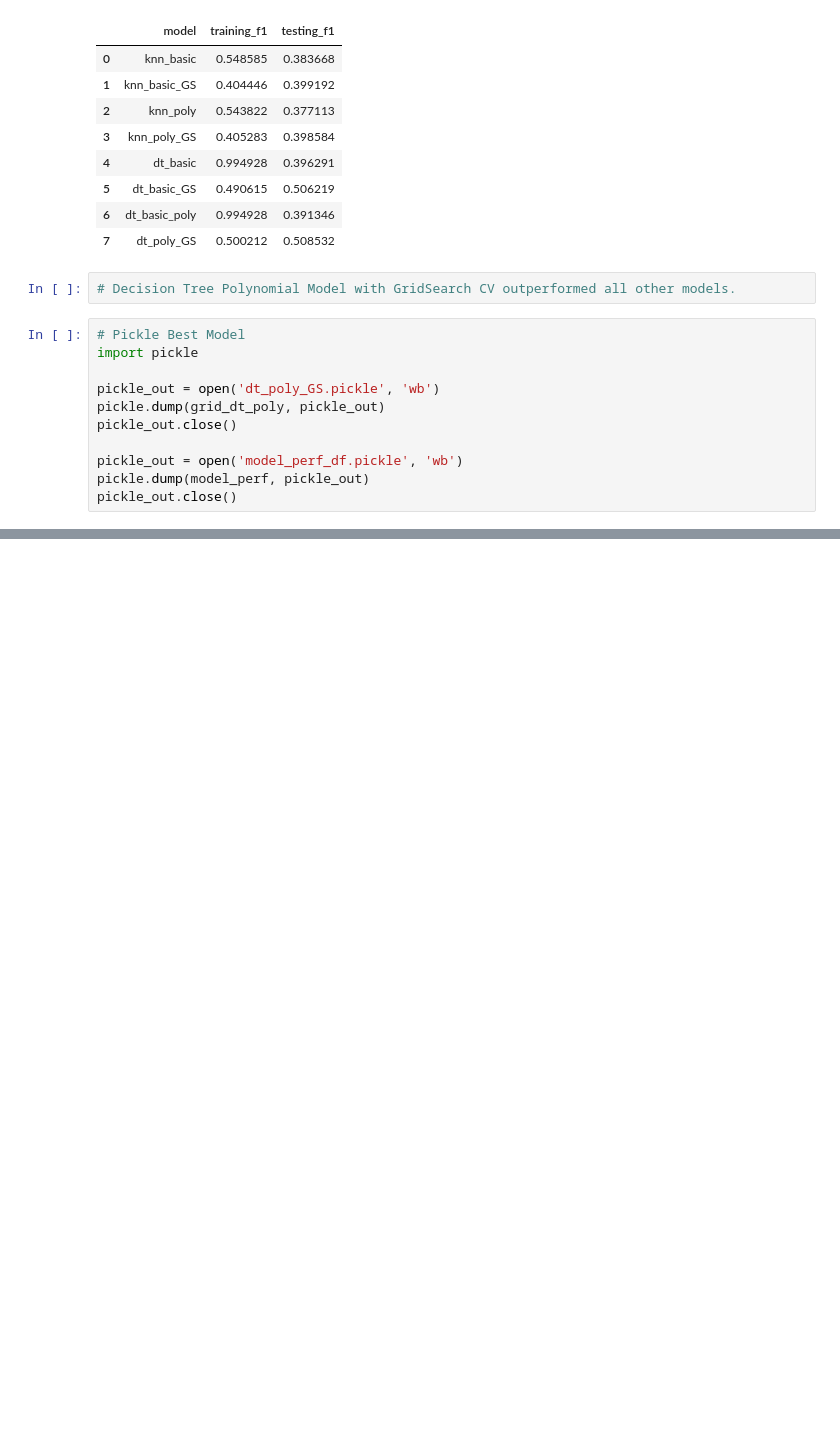
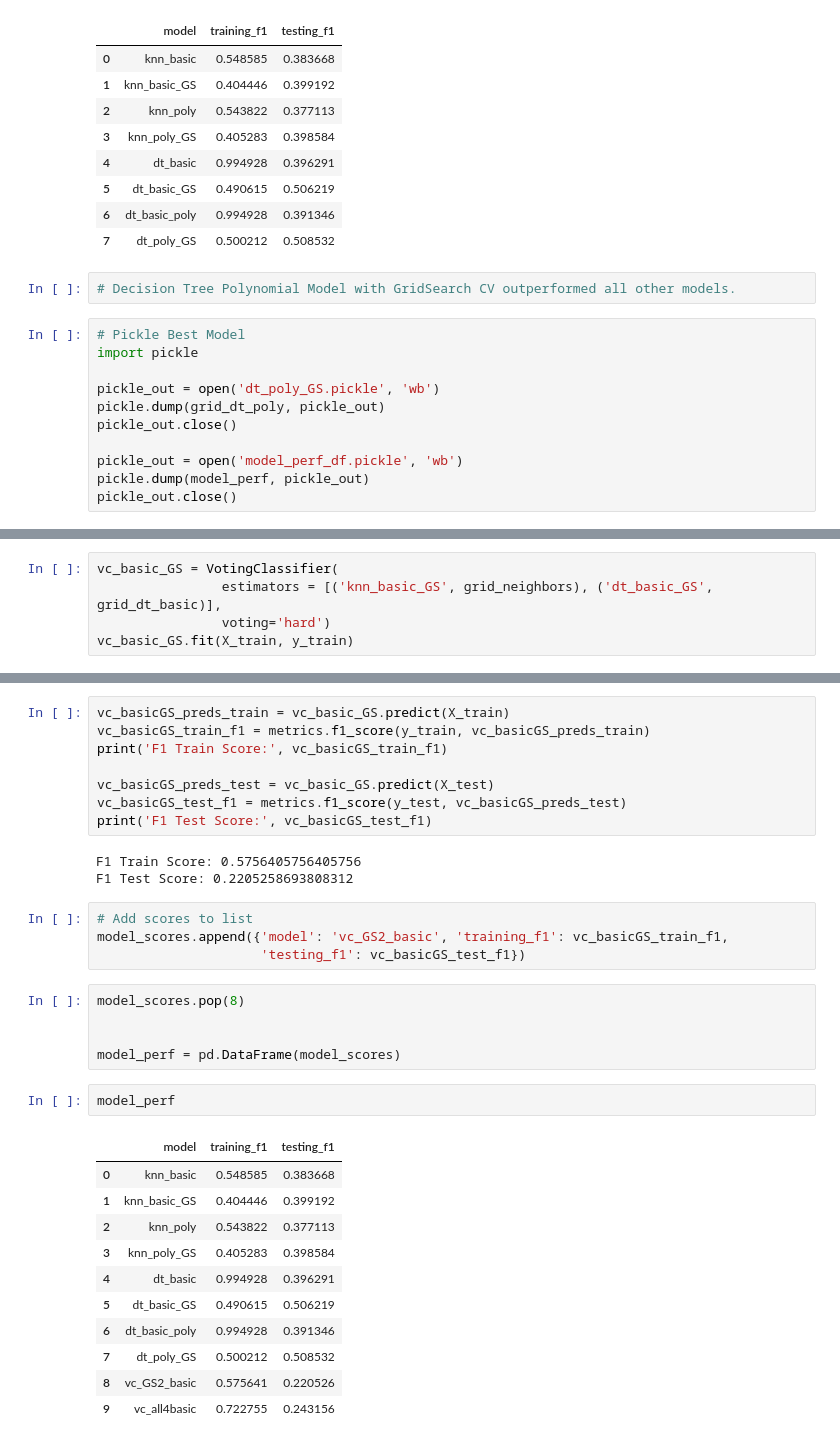
Before and after one commit to carlosiruiz/Bakeoff2, a Jupyter notebook: 2020_09_22_classification_bakeoff_modeling.ipynb, the cells around one changed output, grey strips where cells are left out. Cells and saved outputs as stored; diff of their text form; blank space fills up the shorter version.

Commit message:
model updates

```diff
--- a/2020_09_22_classification_bakeoff_modeling.ipynb
+++ b/2020_09_22_classification_bakeoff_modeling.ipynb
@@ -1083,0 +1127,5 @@ pickle_out.close()
+# %%
+vc_basic_GS = VotingClassifier(
+                estimators = [('knn_basic_GS', grid_neighbors), ('dt_basic_GS', grid_dt_basic)],
+                voting='hard')
+vc_basic_GS.fit(X_train, y_train)
@@ -1083,0 +1156,34 @@ pickle_out.close()
+# %%
+vc_basicGS_preds_train = vc_basic_GS.predict(X_train)
+vc_basicGS_train_f1 = metrics.f1_score(y_train, vc_basicGS_preds_train)
+print('F1 Train Score:', vc_basicGS_train_f1)
+
+vc_basicGS_preds_test = vc_basic_GS.predict(X_test)
+vc_basicGS_test_f1 = metrics.f1_score(y_test, vc_basicGS_preds_test)
+print('F1 Test Score:', vc_basicGS_test_f1)
+# %% [output]
+F1 Train Score: 0.5756405756405756
+F1 Test Score: 0.2205258693808312
+# %%
+# Add scores to list
+model_scores.append({'model': 'vc_GS2_basic', 'training_f1': vc_basicGS_train_f1,
+                     'testing_f1': vc_basicGS_test_f1})
+# %%
+model_scores.pop(8)
+
+
+model_perf = pd.DataFrame(model_scores)
+# %%
+model_perf
+# %% [output]
+|  | model | training_f1 | testing_f1 |
+| 0 | knn_basic | 0.548585 | 0.383668 |
+| 1 | knn_basic_GS | 0.404446 | 0.399192 |
+| 2 | knn_poly | 0.543822 | 0.377113 |
+| 3 | knn_poly_GS | 0.405283 | 0.398584 |
+| 4 | dt_basic | 0.994928 | 0.396291 |
+| 5 | dt_basic_GS | 0.490615 | 0.506219 |
+| 6 | dt_basic_poly | 0.994928 | 0.391346 |
+| 7 | dt_poly_GS | 0.500212 | 0.508532 |
+| 8 | vc_GS2_basic | 0.575641 | 0.220526 |
+| 9 | vc_all4basic | 0.722755 | 0.243156 |
```
Also changed, not shown: parts of 28 cells of this notebook, 2 other files.
